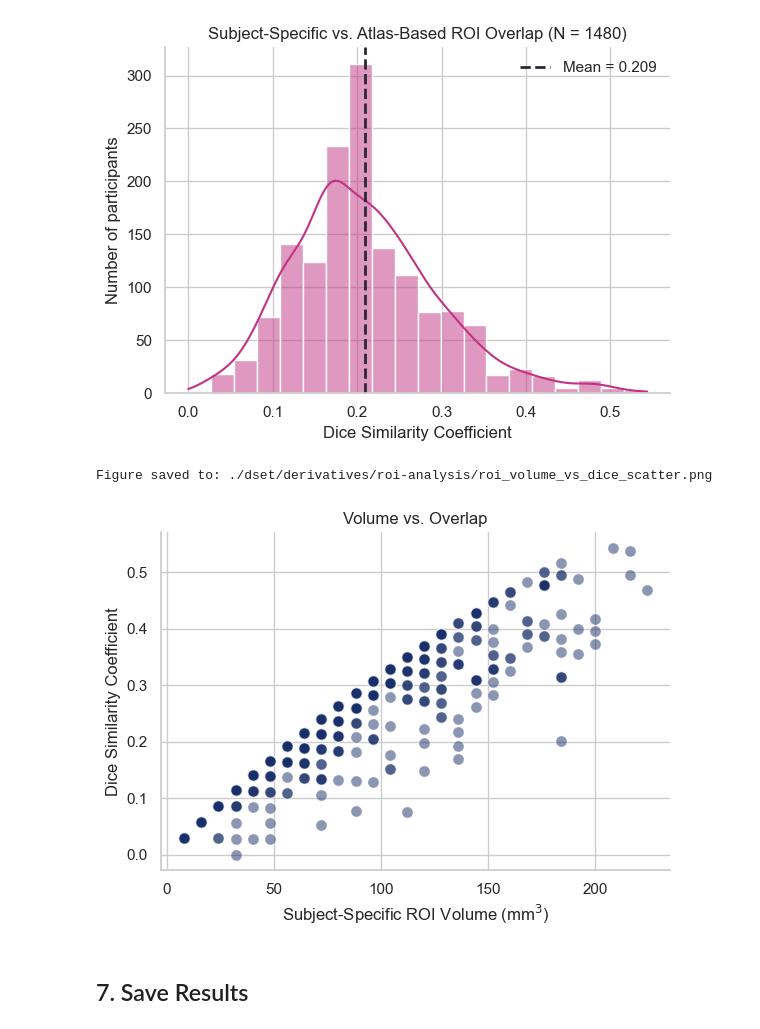
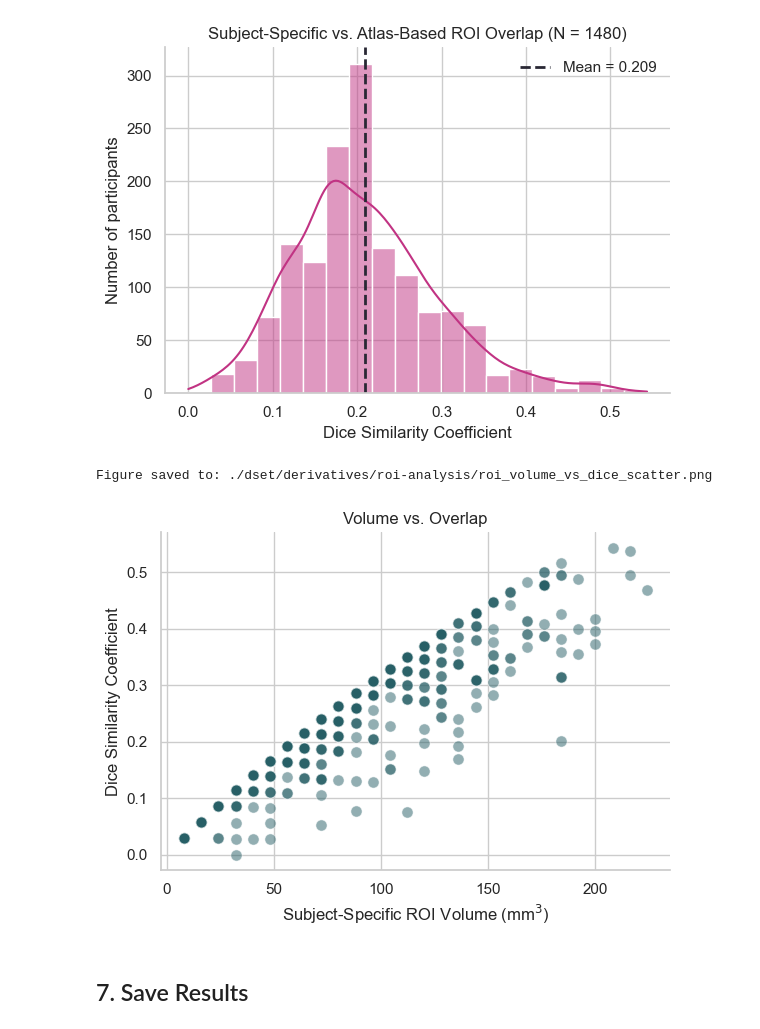
Before and after one commit to chlohamp/habenula-comparison, a Jupyter notebook: 2ai-roi-comparison.ipynb, the cells around one changed output. Saved outputs shown, nothing was run; the diff lists cells and outputs as text; code cells hidden in the pictures.

```diff
--- a/2ai-roi-comparison.ipynb
+++ b/2ai-roi-comparison.ipynb
@@ -263,23 +263,23 @@ Figure saved to: ./dset/derivatives/roi-analysis/roi_dice_distribution.png
 # %%
 # --- Volume vs. Dice relationship ---
 fig, ax = plt.subplots(figsize=(6, 4.5))
 sns.scatterplot(
     x=df_results["subj_volume_mm3"], y=df_results["dice"], alpha=0.5, s=65,
-    color="#182F69", ax=ax,
+    color="#275F66", ax=ax,
 )
 ax.set_xlabel("Subject-Specific ROI Volume (mm$^3$)")
 ax.set_ylabel("Dice Similarity Coefficient")
 ax.set_title("Volume vs. Overlap")
 sns.despine(ax=ax)
 fig.tight_layout()
 
 fig_path = op.join(output_dir, "roi_volume_vs_dice_scatter.png")
 fig.savefig(fig_path, dpi=300, bbox_inches="tight")
 print(f"Figure saved to: {fig_path}")
 plt.show()
 # %% [output]
 Figure saved to: ./dset/derivatives/roi-analysis/roi_volume_vs_dice_scatter.png
-[figure, old version]
+[figure, new version]
 # %% [markdown]
 ## 7. Save Results
 # %%
```
Also changed, not shown: 2 other files.
